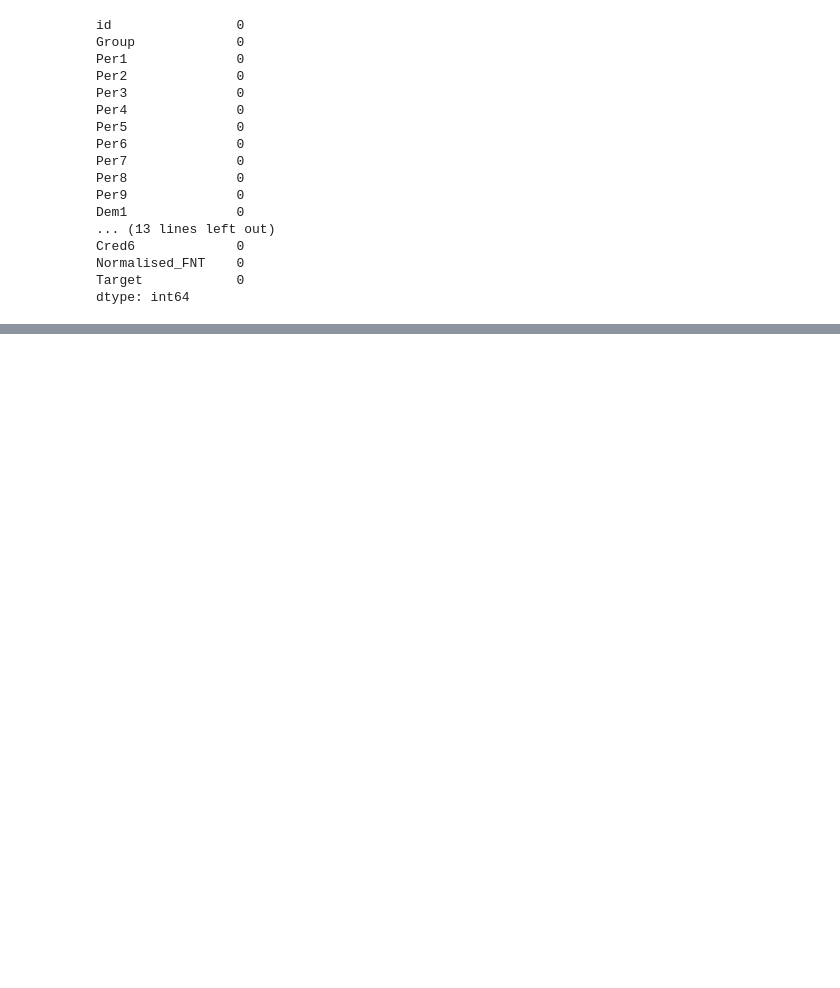
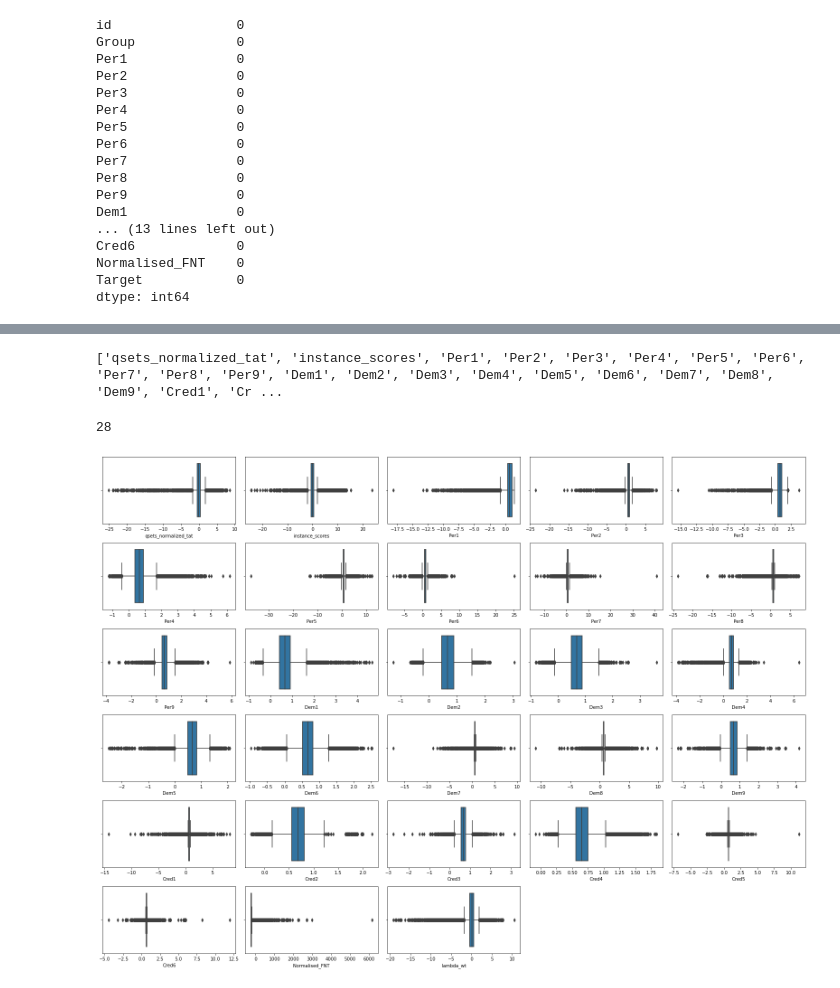
Before and after one commit to debhere/Fradulent-Transaction, a Jupyter notebook: Predict_Fradulent_Transaction_V1_0.ipynb, the cells around one changed output, grey strips where cells are left out. Cells and saved outputs as stored; diff of their text form; code cells hidden in the pictures; blank space fills up the shorter version.

```diff
--- a/Predict_Fradulent_Transaction_V1_0.ipynb
+++ b/Predict_Fradulent_Transaction_V1_0.ipynb
@@ -241,0 +344,23 @@ getTransDataset(test, qset_, geo_, instance_)
+# %%
+all_cols = list(train_cp.columns)
+all_cols.remove('Target')
+print(all_cols)
+# %% [output]
+['qsets_normalized_tat', 'instance_scores', 'Per1', 'Per2', 'Per3', 'Per4', 'Per5', 'Per6', 'Per7', 'Per8', 'Per9', 'Dem1', 'Dem2', 'Dem3', 'Dem4', 'Dem5', 'Dem6', 'Dem7', 'Dem8', 'Dem9', 'Cred1', 'Cr ...
+# %%
+len(all_cols)
+# %% [output]
+28
+# %%
+def dist_plot(df, cols, kind='boxplot', basis=None):
+  plt.figure(figsize=(22, 16))
+
+  for idx, col in enumerate(cols):
+    plt.subplot(6, 5, idx+1)
+    if kind == 'boxplot':
+      g = sns.boxplot(x = col, data=df, hue=basis)
+  plt.tight_layout()
+# %%
+dist_plot(train_cp, all_cols)
+# %% [output]
+[figure, added]
```
Also changed, not shown: parts of 14 cells of this notebook.
